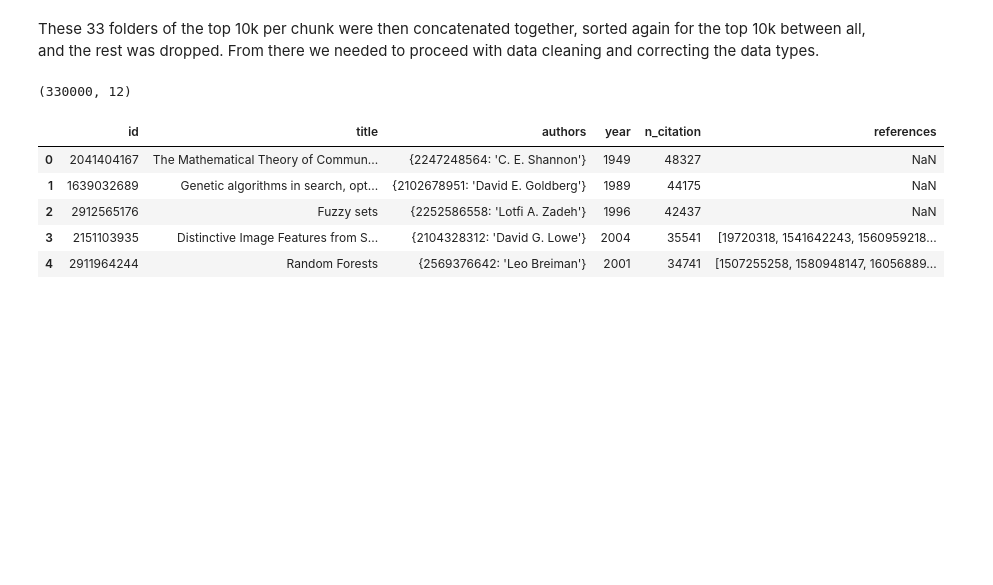
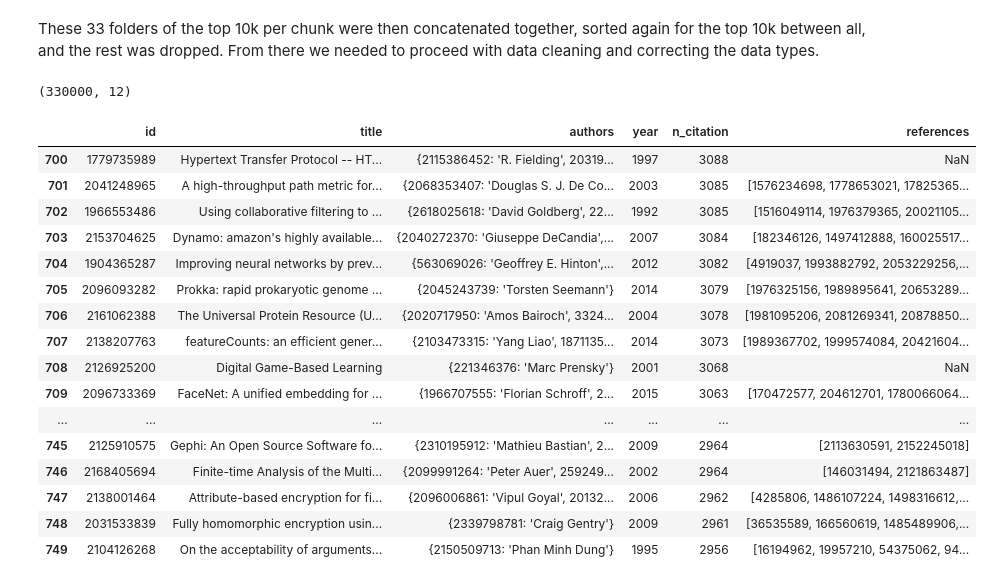
Before and after one commit to Ykanj/ADM-HW-5, a Jupyter notebook: Main.ipynb, the cells around one changed output. Cells and saved outputs as stored; diff of their text form; code cells hidden in the pictures; blank space fills up the shorter version.

```diff
--- a/Main.ipynb
+++ b/Main.ipynb
@@ -130,13 +133,23 @@ concatenated_df = concatenated_df[:10000]
 concatenated_df = concatenated_df.drop(["Unnamed: 0", "doc_type", "doi", "venue","fos","indexed_abstract"], axis = 1)
 concatenated_df["authors"] = concatenated_df["authors"].apply(authors_to_dict)
 concatenated_df["references"] = concatenated_df["references"].apply(lambda x: list(map(int, x.strip("[]").split(", "))) if type(x) != float else x)
-# %%
-concatenated_df.head(5)
-concatenated_df.to_csv(r"Top_10k_cleaned.csv")
-# %% [output]
-|  | id | title | authors | year | n_citation | references |
-| 0 | 2041404167 | The Mathematical Theory of Commun... | {2247248564: 'C. E. Shannon'} | 1949 | 48327 | NaN |
-| 1 | 1639032689 | Genetic algorithms in search, opt... | {2102678951: 'David E. Goldberg'} | 1989 | 44175 | NaN |
-| 2 | 2912565176 | Fuzzy sets | {2252586558: 'Lotfi A. Zadeh'} | 1996 | 42437 | NaN |
-| 3 | 2151103935 | Distinctive Image Features from S... | {2104328312: 'David G. Lowe'} | 2004 | 35541 | [19720318, 1541642243, 1560959218... |
-| 4 | 2911964244 | Random Forests | {2569376642: 'Leo Breiman'} | 2001 | 34741 | [1507255258, 1580948147, 16056889... |
+# %%
+concatenated_df[700:750].head(50)
+# %% [output]
+|  | id | title | authors | year | n_citation | references |
+| 700 | 1779735989 | Hypertext Transfer Protocol -- HT... | {2115386452: 'R. Fielding', 20319... | 1997 | 3088 | NaN |
+| 701 | 2041248965 | A high-throughput path metric for... | {2068353407: 'Douglas S. J. De Co... | 2003 | 3085 | [1576234698, 1778653021, 17825365... |
+| 702 | 1966553486 | Using collaborative filtering to ... | {2618025618: 'David Goldberg', 22... | 1992 | 3085 | [1516049114, 1976379365, 20021105... |
+| 703 | 2153704625 | Dynamo: amazon's highly available... | {2040272370: 'Giuseppe DeCandia',... | 2007 | 3084 | [182346126, 1497412888, 160025517... |
+| 704 | 1904365287 | Improving neural networks by prev... | {563069026: 'Geoffrey E. Hinton',... | 2012 | 3082 | [4919037, 1993882792, 2053229256,... |
+| 705 | 2096093282 | Prokka: rapid prokaryotic genome ... | {2045243739: 'Torsten Seemann'} | 2014 | 3079 | [1976325156, 1989895641, 20653289... |
+| 706 | 2161062388 | The Universal Protein Resource (U... | {2020717950: 'Amos Bairoch', 3324... | 2004 | 3078 | [1981095206, 2081269341, 20878850... |
+| 707 | 2138207763 | featureCounts: an efficient gener... | {2103473315: 'Yang Liao', 1871135... | 2014 | 3073 | [1989367702, 1999574084, 20421604... |
+| 708 | 2126925200 | Digital Game-Based Learning | {221346376: 'Marc Prensky'} | 2001 | 3068 | NaN |
+| 709 | 2096733369 | FaceNet: A unified embedding for ... | {1966707555: 'Florian Schroff', 2... | 2015 | 3063 | [170472577, 204612701, 1780066064... |
+| ... | ... | ... | ... | ... | ... | ... |
+| 745 | 2125910575 | Gephi: An Open Source Software fo... | {2310195912: 'Mathieu Bastian', 2... | 2009 | 2964 | [2113630591, 2152245018] |
+| 746 | 2168405694 | Finite-time Analysis of the Multi... | {2099991264: 'Peter Auer', 259249... | 2002 | 2964 | [146031494, 2121863487] |
+| 747 | 2138001464 | Attribute-based encryption for fi... | {2096006861: 'Vipul Goyal', 20132... | 2006 | 2962 | [4285806, 1486107224, 1498316612,... |
+| 748 | 2031533839 | Fully homomorphic encryption usin... | {2339798781: 'Craig Gentry'} | 2009 | 2961 | [36535589, 166560619, 1485489906,... |
+| 749 | 2104126268 | On the acceptability of arguments... | {2150509713: 'Phan Minh Dung'} | 1995 | 2956 | [16194962, 19957210, 54375062, 94... |
```
Also changed, not shown: parts of 12 cells of this notebook, 2 other files.
